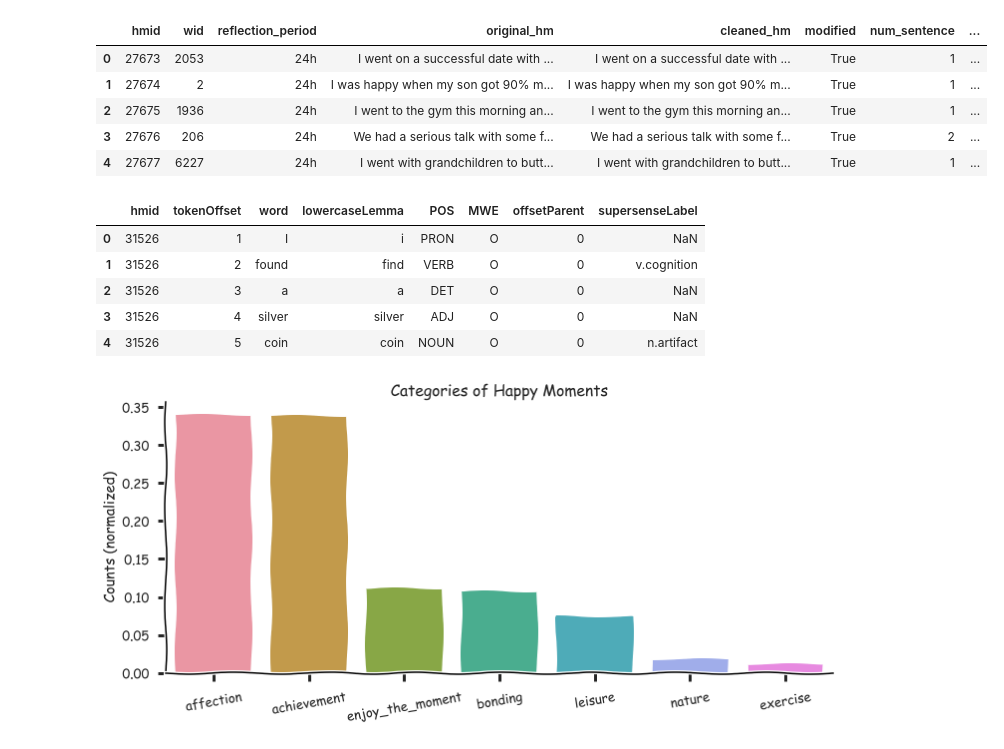
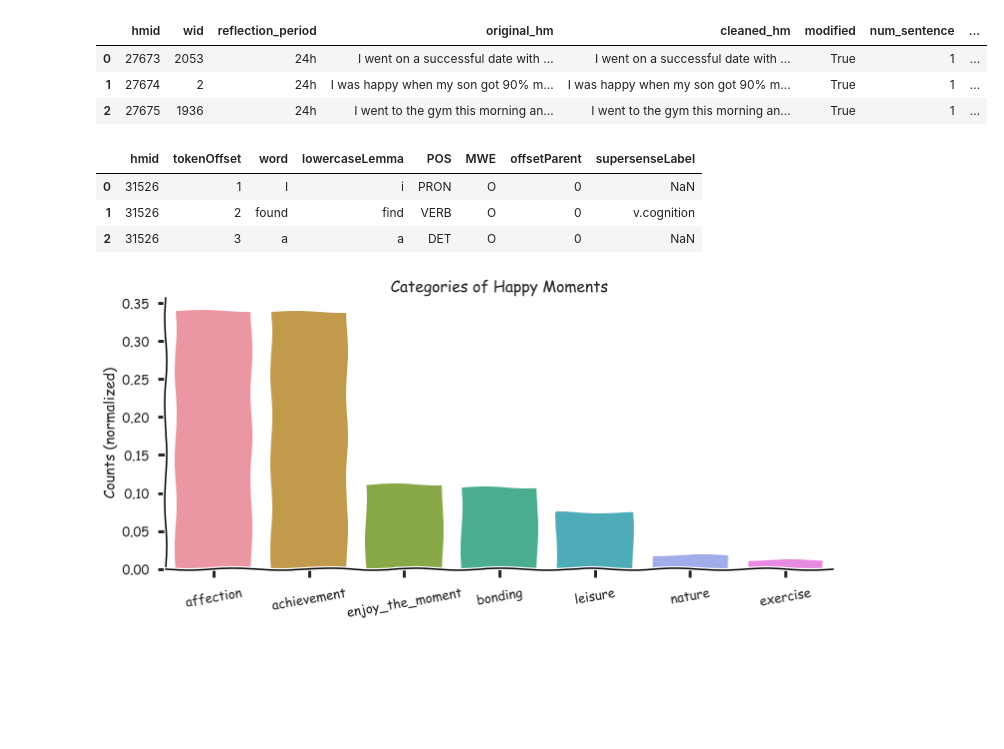
Before and after one commit to jootan19/HappyDB, a Jupyter notebook: HappyDB_EDA.ipynb, the cells around one changed output. Cells and saved outputs as stored; diff of their text form; code cells hidden in the pictures; blank space fills up the shorter version.

```diff
--- a/HappyDB_EDA.ipynb
+++ b/HappyDB_EDA.ipynb
@@ -12,24 +12,20 @@ plt.style.use('seaborn-white')
 sns.set_context("talk")
 # %%
 df = pd.read_csv('happydb/data/cleaned_hm.csv')
-df.head()
+df.head(3)
 # %% [output]
 |  | hmid | wid | reflection_period | original_hm | cleaned_hm | modified | num_sentence | ... |
 | 0 | 27673 | 2053 | 24h | I went on a successful date with ... | I went on a successful date with ... | True | 1 | ... |
 | 1 | 27674 | 2 | 24h | I was happy when my son got 90% m... | I was happy when my son got 90% m... | True | 1 | ... |
 | 2 | 27675 | 1936 | 24h | I went to the gym this morning an... | I went to the gym this morning an... | True | 1 | ... |
-| 3 | 27676 | 206 | 24h | We had a serious talk with some f... | We had a serious talk with some f... | True | 2 | ... |
-| 4 | 27677 | 6227 | 24h | I went with grandchildren to butt... | I went with grandchildren to butt... | True | 1 | ... |
 # %%
 df_sense = pd.read_csv('happydb/data/senselabel.csv')
-df_sense.head()
+df_sense.head(3)
 # %% [output]
 |  | hmid | tokenOffset | word | lowercaseLemma | POS | MWE | offsetParent | supersenseLabel |
 | 0 | 31526 | 1 | I | i | PRON | O | 0 | NaN |
 | 1 | 31526 | 2 | found | find | VERB | O | 0 | v.cognition |
 | 2 | 31526 | 3 | a | a | DET | O | 0 | NaN |
-| 3 | 31526 | 4 | silver | silver | ADJ | O | 0 | NaN |
-| 4 | 31526 | 5 | coin | coin | NOUN | O | 0 | n.artifact |
 # %%
 prob = df['predicted_category'].value_counts(normalize=True)
 with plt.xkcd():
```
Also changed, not shown: parts of 3 cells of this notebook.
